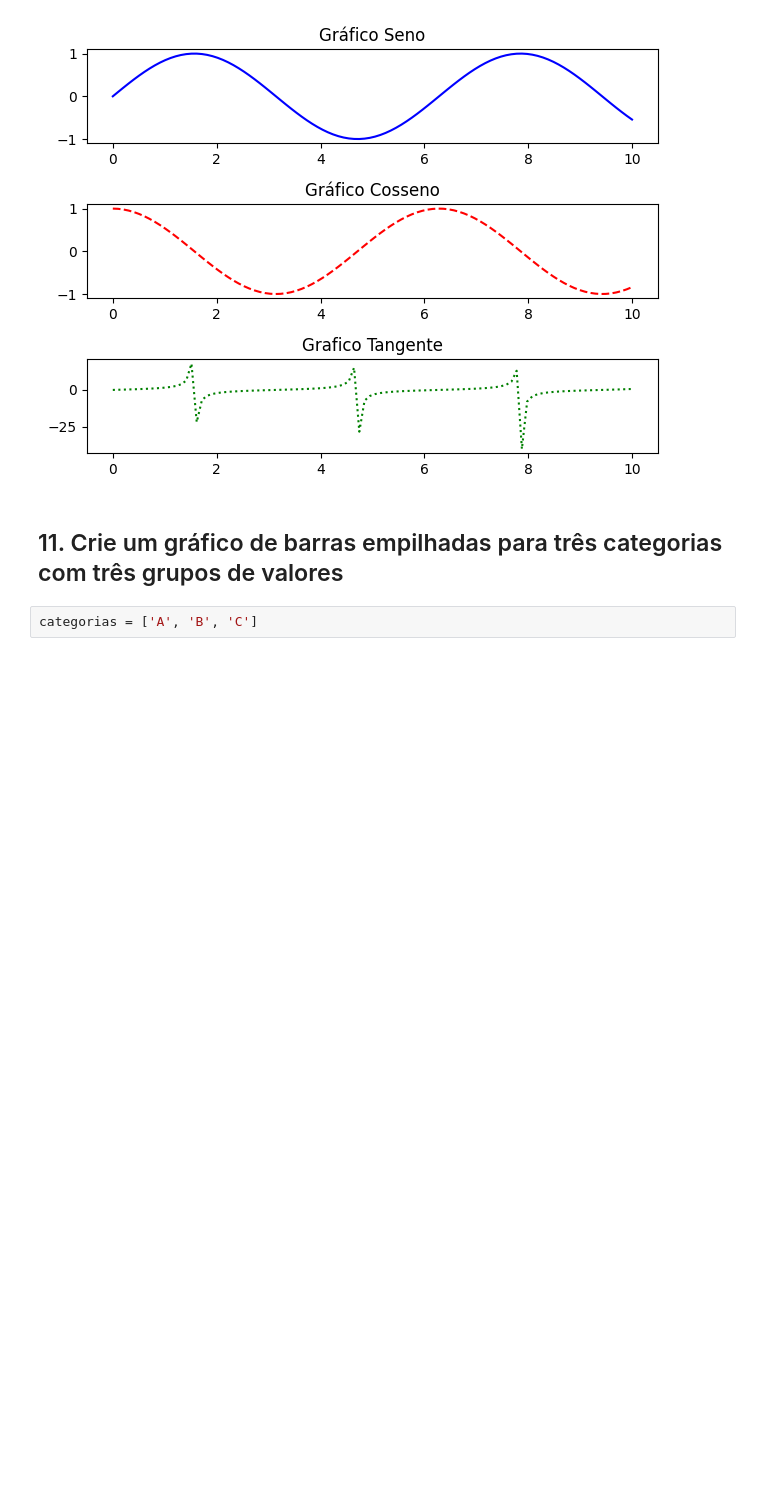
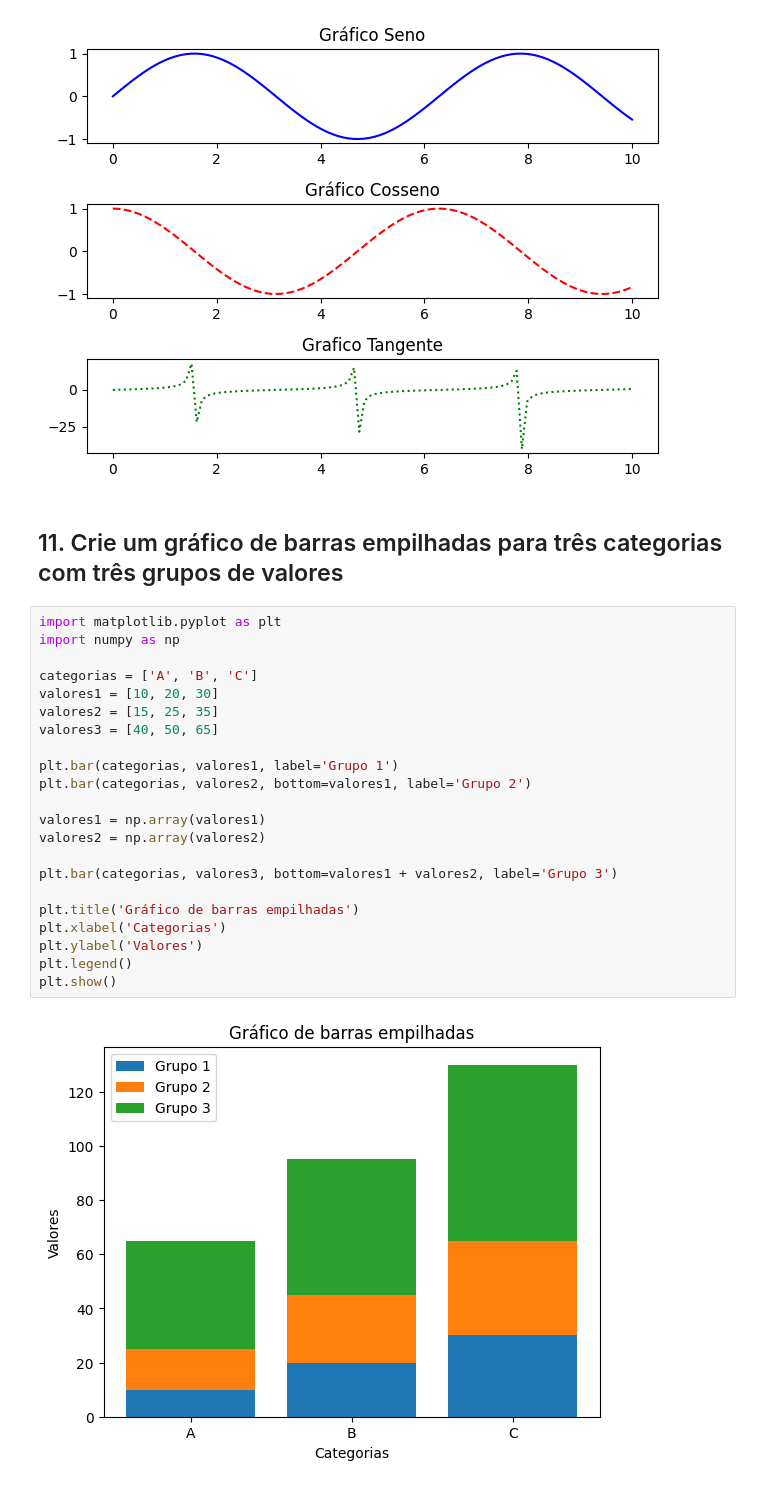
Before and after one commit to DaviFerreira0106/notebooks-inteligenciaArtificial, a Jupyter notebook: Exercicios_MatplotLib.ipynb, the cells around one changed output. Drawn from its saved outputs; the diff is of its cells as text; blank space fills up the shorter version.

Commit message:
Exercícios utilizando a biblioteca do Matplotlib

```diff
--- a/Exercicios_MatplotLib.ipynb
+++ b/Exercicios_MatplotLib.ipynb
@@ -161,5 +161,27 @@ plt.show()
 [figure]
 # %% [markdown]
 ## 11. Crie um gráfico de barras empilhadas para três categorias com três grupos de valores
-# %%
-categorias = ['A', 'B', 'C']
+# %%
+import matplotlib.pyplot as plt
+import numpy as np
+
+categorias = ['A', 'B', 'C']
+valores1 = [10, 20, 30]
+valores2 = [15, 25, 35]
+valores3 = [40, 50, 65]
+
+plt.bar(categorias, valores1, label='Grupo 1')
+plt.bar(categorias, valores2, bottom=valores1, label='Grupo 2')
+
+valores1 = np.array(valores1)
+valores2 = np.array(valores2)
+
+plt.bar(categorias, valores3, bottom=valores1 + valores2, label='Grupo 3')
+
+plt.title('Gráfico de barras empilhadas')
+plt.xlabel('Categorias')
+plt.ylabel('Valores')
+plt.legend()
+plt.show()
+# %% [output]
+[figure, added]
```
Also changed, not shown: parts of 18 cells of this notebook.
